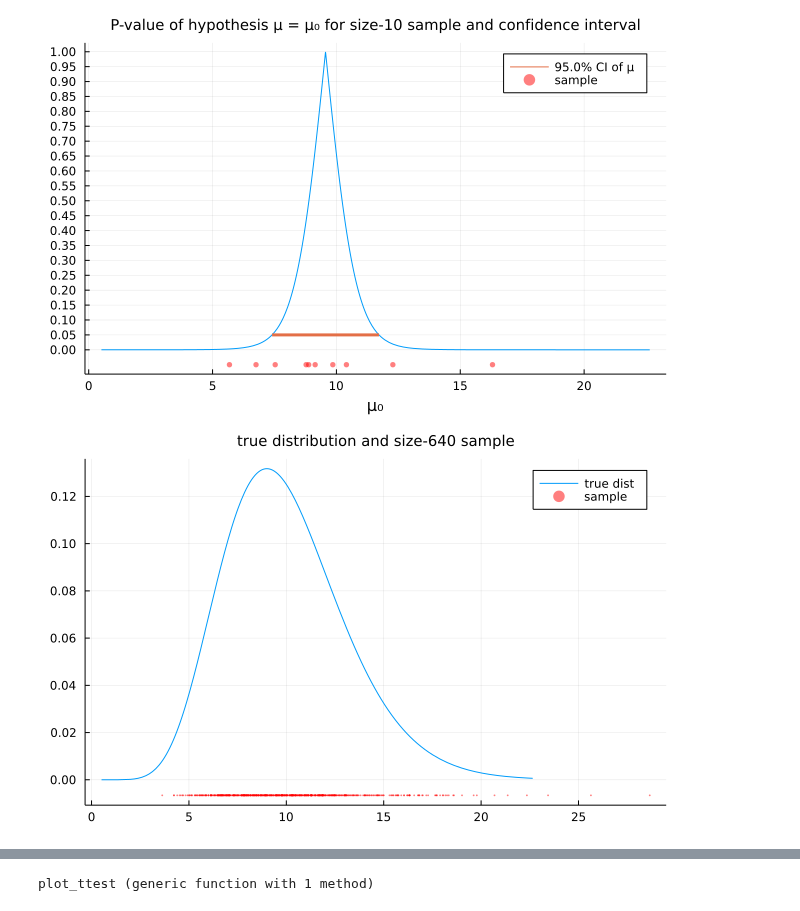
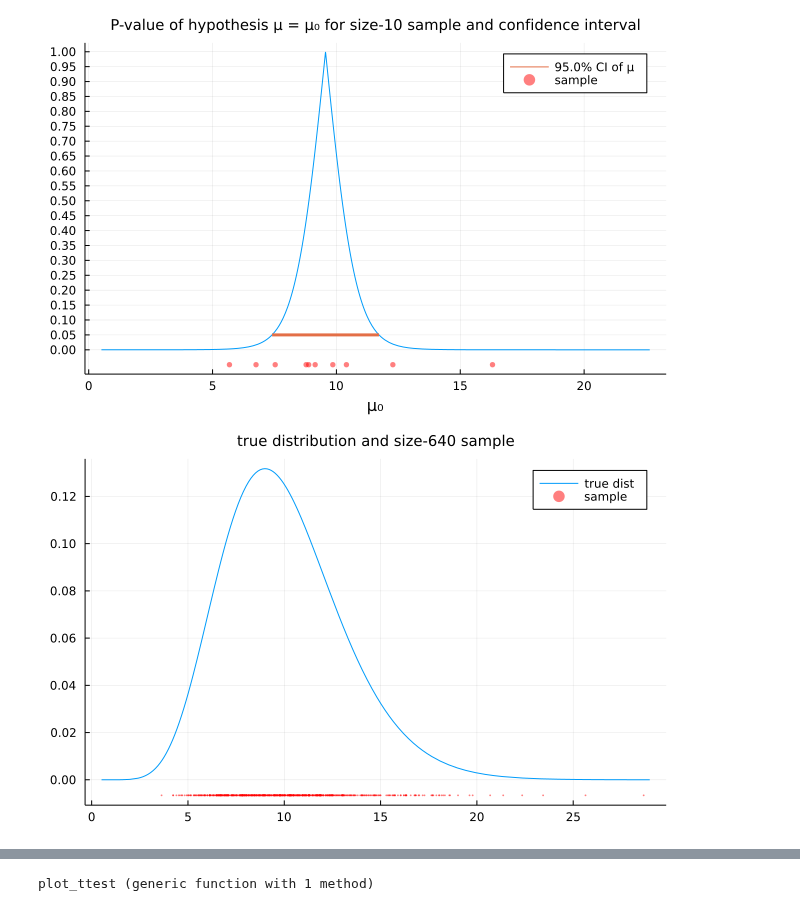
Before and after one commit to genkuroki/public, a Jupyter notebook: 0034/P-value function example and prediction distribution example.ipynb, the cells around one changed output, grey strips where cells are left out. Saved outputs shown, nothing was run; the diff lists cells and outputs as text; code cells hidden in the pictures.

```diff
--- a/0034/P-value function example and prediction distribution example.ipynb
+++ b/0034/P-value function example and prediction distribution example.ipynb
@@ -125,18 +125,18 @@ title!("P-value of hypothesis μ = μ₀ for size-$m sample and confidence inter
 # %%
 Random.seed!(4649373)
 
 dist_true = Gamma(10, 1)
 m = 640
 x = rand(dist_true, m)
 
 μ, σ = mean(dist_true), std(dist_true)
-a, b = max(minimum(dist_true), μ-3σ), min(maximum(dist_true), μ+4σ)
+a, b = max(minimum(dist_true), μ-3σ), min(maximum(dist_true), μ+6σ)
 plot(dist_true, a, b; label="true dist")
 h = pdf(dist_true, mode(dist_true))
 scatter!(x, fill(-0.05h, m); label="sample", ms=1, msc=:auto, alpha=0.5, c=:red)
 title!("true distribution and size-$m sample")
 # %% [output]
-[figure, old version]
+[figure, new version]
 # %%
 α = 0.05
 
```
Also changed, not shown: parts of 1 cell of this notebook, 1 other file.
